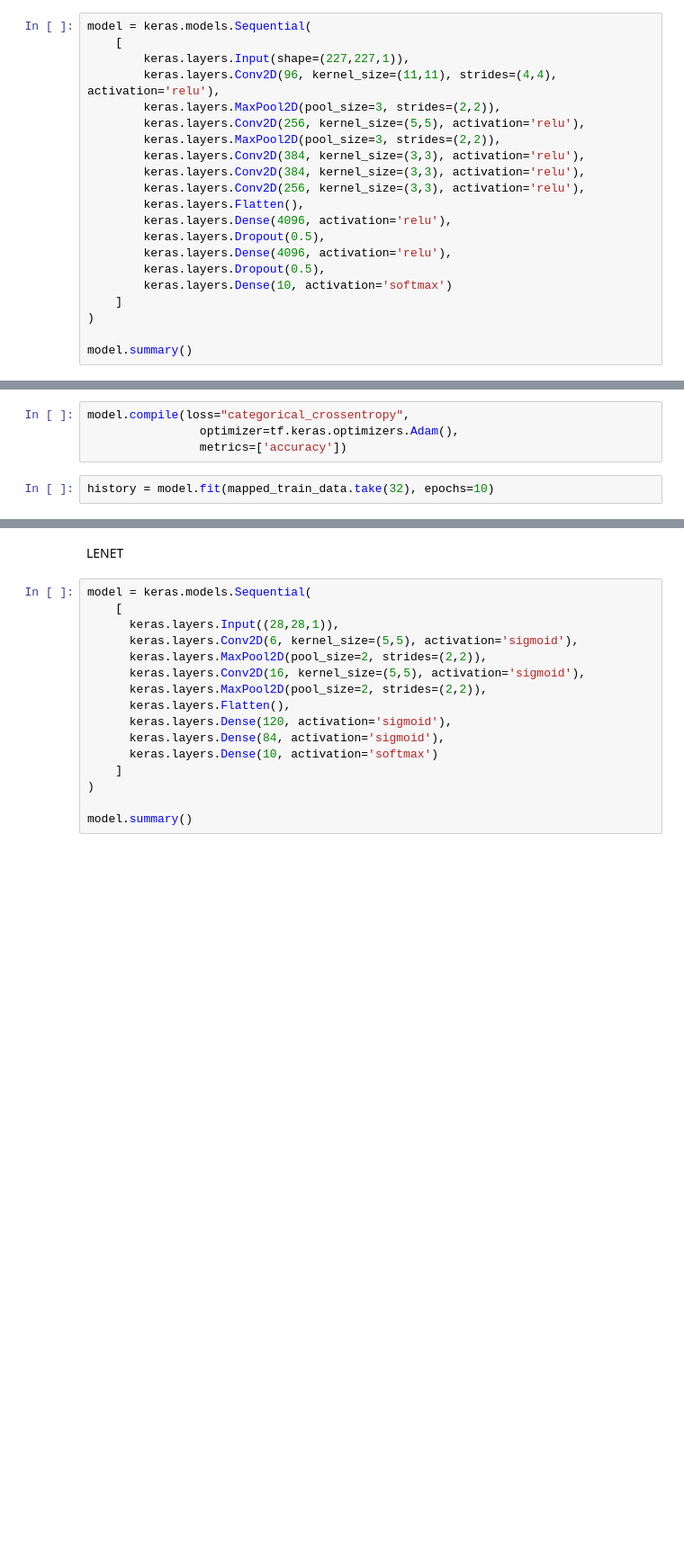
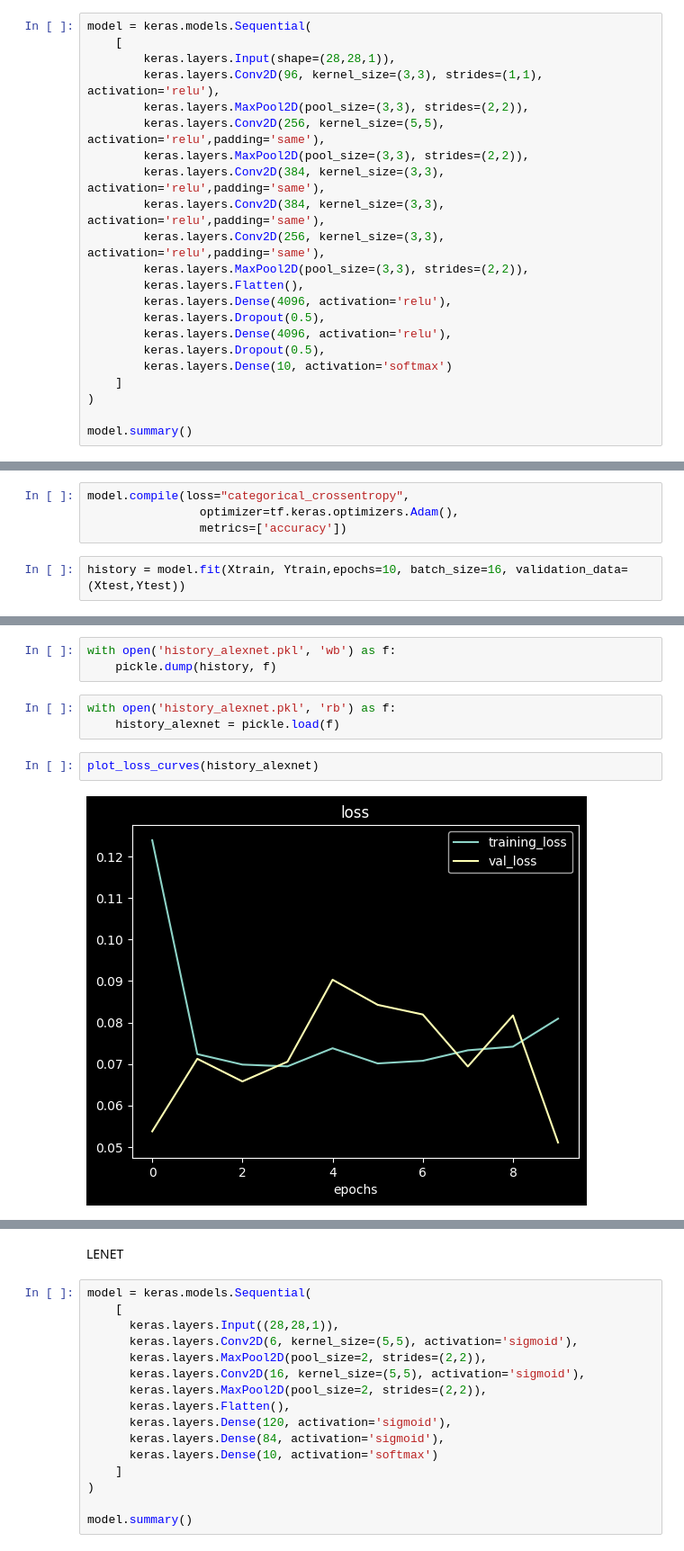
Before and after one commit to alfredwisana/deep-learning, a Jupyter notebook: week 3: CNN/data_100_percent.ipynb, the cells around one changed output, grey strips where cells are left out. Shown at 90% size. Drawn from its saved outputs; the diff is of its cells as text; blank space fills up the shorter version.

```diff
--- a/week 3: CNN/data_100_percent.ipynb
+++ b/week 3: CNN/data_100_percent.ipynb
@@ -68,14 +109,15 @@ Alexnet
 # %%
 model = keras.models.Sequential(
     [
-        keras.layers.Input(shape=(227,227,1)),
-        keras.layers.Conv2D(96, kernel_size=(11,11), strides=(4,4), activation='relu'),
-        keras.layers.MaxPool2D(pool_size=3, strides=(2,2)),
-        keras.layers.Conv2D(256, kernel_size=(5,5), activation='relu'),
-        keras.layers.MaxPool2D(pool_size=3, strides=(2,2)),
-        keras.layers.Conv2D(384, kernel_size=(3,3), activation='relu'),
-        keras.layers.Conv2D(384, kernel_size=(3,3), activation='relu'),
-        keras.layers.Conv2D(256, kernel_size=(3,3), activation='relu'),
+        keras.layers.Input(shape=(28,28,1)),
+        keras.layers.Conv2D(96, kernel_size=(3,3), strides=(1,1), activation='relu'),
+        keras.layers.MaxPool2D(pool_size=(3,3), strides=(2,2)),
+        keras.layers.Conv2D(256, kernel_size=(5,5), activation='relu',padding='same'),
+        keras.layers.MaxPool2D(pool_size=(3,3), strides=(2,2)),
+        keras.layers.Conv2D(384, kernel_size=(3,3), activation='relu',padding='same'),
+        keras.layers.Conv2D(384, kernel_size=(3,3), activation='relu',padding='same'),
+        keras.layers.Conv2D(256, kernel_size=(3,3), activation='relu',padding='same'),
+        keras.layers.MaxPool2D(pool_size=(3,3), strides=(2,2)),
         keras.layers.Flatten(),
         keras.layers.Dense(4096, activation='relu'),
         keras.layers.Dropout(0.5),
@@ -109,6 +151,6 @@ model.compile(loss="categorical_crossentropy",
                 optimizer=tf.keras.optimizers.Adam(),
                 metrics=['accuracy'])
 # %%
-history = model.fit(mapped_train_data.take(32), epochs=10)
+history = model.fit(Xtrain, Ytrain,epochs=10, batch_size=16, validation_data=(Xtest,Ytest))
 # %% [output]
 Epoch 1/10
@@ -118,0 +176,10 @@ ValueError: in user code:
+# %%
+with open('history_alexnet.pkl', 'wb') as f:
+    pickle.dump(history, f)
+# %%
+with open('history_alexnet.pkl', 'rb') as f:
+    history_alexnet = pickle.load(f)
+# %%
+plot_loss_curves(history_alexnet)
+# %% [output]
+[figure, added]
```
Also changed, not shown: parts of 22 cells of this notebook.
